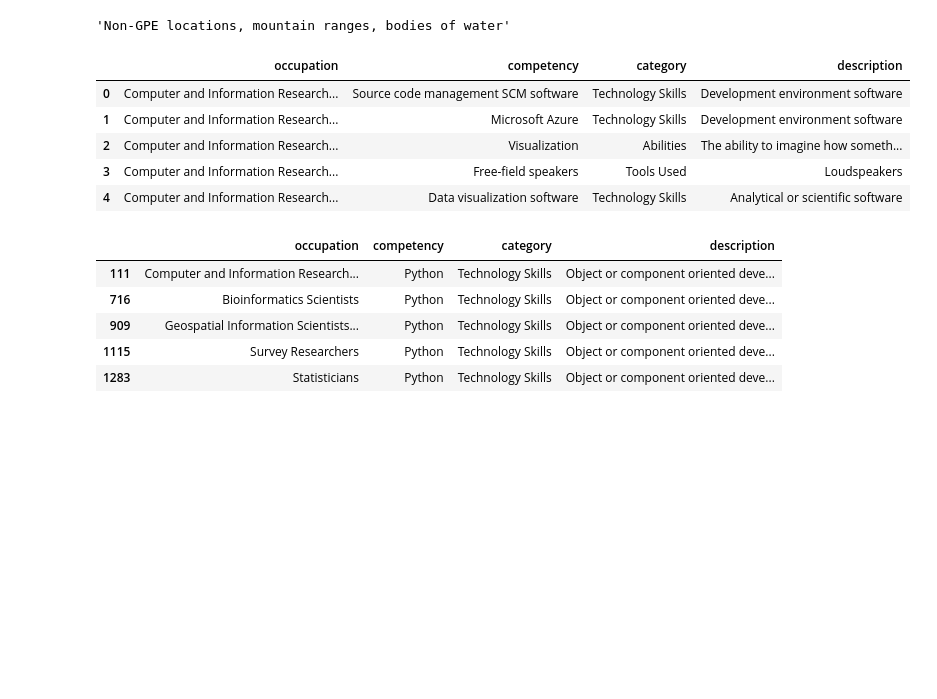
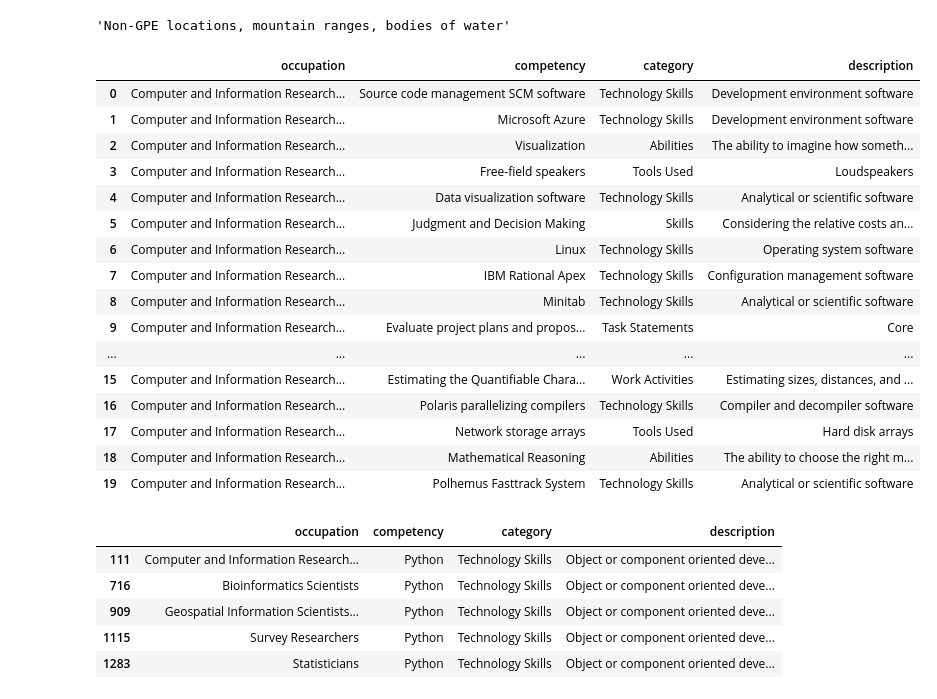
Before and after one commit to nguyen-cao/job-cruncher, a Jupyter notebook: job-eda.ipynb, the cells around one changed output. Saved outputs shown, nothing was run; the diff lists cells and outputs as text; code cells hidden in the pictures; blank space fills up the shorter version.

```diff
--- a/job-eda.ipynb
+++ b/job-eda.ipynb
@@ -147,14 +147,25 @@ spacy.explain('LOC')
 # %%
 onet_competencies = 'datasets/competencies.csv'
 onet_df = pd.read_csv(onet_competencies,index_col=0)
-onet_df.head(5)
+onet_df[onet_df['occupation'] == 'Computer and Information Research Scientists'].head(20)
 # %% [output]
 |  | occupation | competency | category | description |
 | 0 | Computer and Information Research... | Source code management SCM software | Technology Skills | Development environment software |
 | 1 | Computer and Information Research... | Microsoft Azure | Technology Skills | Development environment software |
 | 2 | Computer and Information Research... | Visualization | Abilities | The ability to imagine how someth... |
 | 3 | Computer and Information Research... | Free-field speakers | Tools Used | Loudspeakers |
 | 4 | Computer and Information Research... | Data visualization software | Technology Skills | Analytical or scientific software |
+| 5 | Computer and Information Research... | Judgment and Decision Making | Skills | Considering the relative costs an... |
+| 6 | Computer and Information Research... | Linux | Technology Skills | Operating system software |
+| 7 | Computer and Information Research... | IBM Rational Apex | Technology Skills | Configuration management software |
+| 8 | Computer and Information Research... | Minitab | Technology Skills | Analytical or scientific software |
+| 9 | Computer and Information Research... | Evaluate project plans and propos... | Task Statements | Core |
+| ... | ... | ... | ... | ... |
+| 15 | Computer and Information Research... | Estimating the Quantifiable Chara... | Work Activities | Estimating sizes, distances, and ... |
+| 16 | Computer and Information Research... | Polaris parallelizing compilers | Technology Skills | Compiler and decompiler software |
+| 17 | Computer and Information Research... | Network storage arrays | Tools Used | Hard disk arrays |
+| 18 | Computer and Information Research... | Mathematical Reasoning | Abilities | The ability to choose the right m... |
+| 19 | Computer and Information Research... | Polhemus Fasttrack System | Technology Skills | Analytical or scientific software |
 # %%
 onet_df[onet_df['competency'] == 'Python'].head()
 # %% [output]
```
Also changed, not shown: parts of 2 cells of this notebook, 1 other file.
